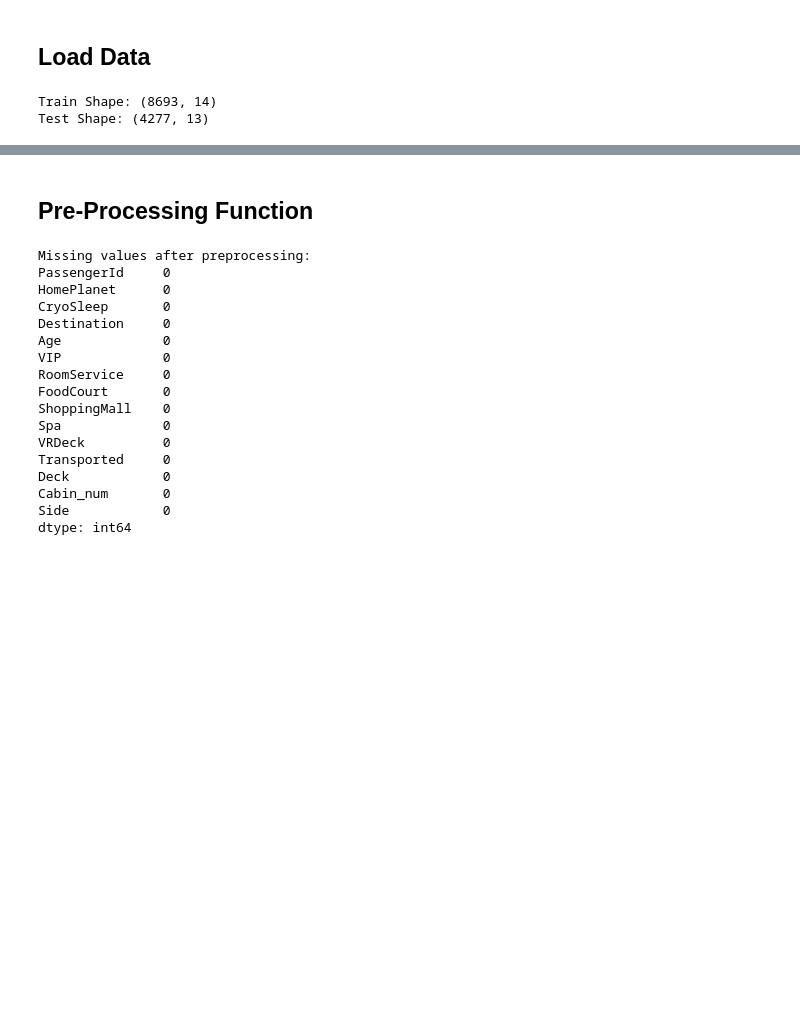
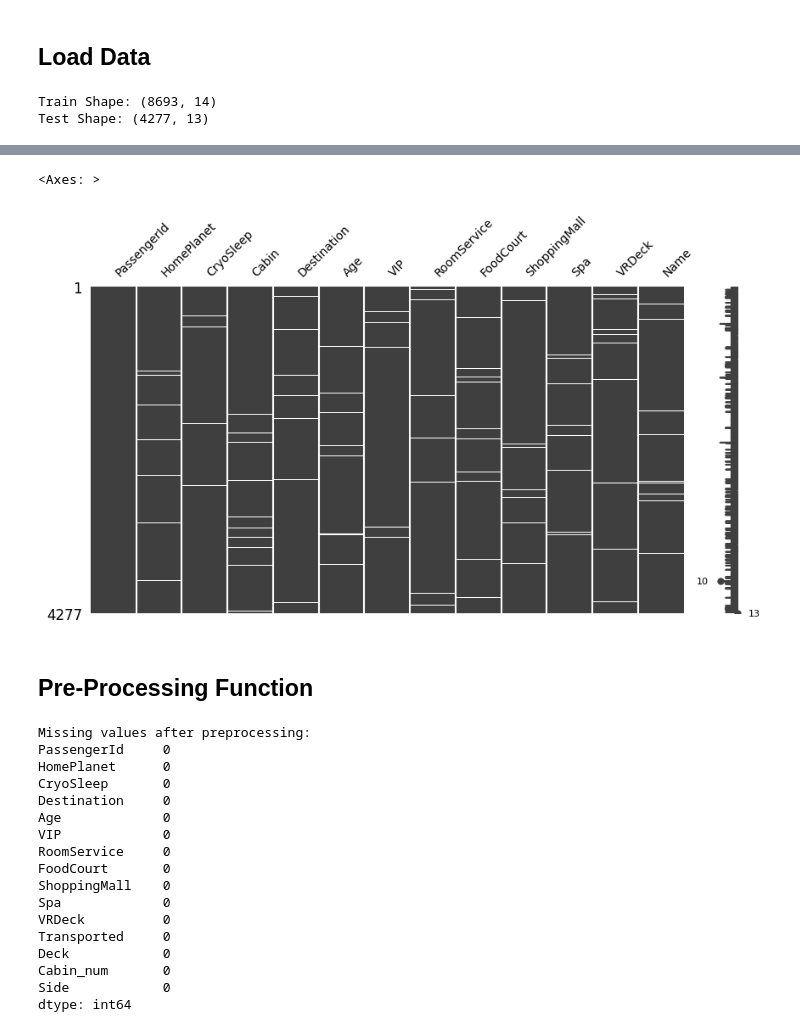
Before and after one commit to Jayanavya/Kaggle_Assignment_Group_2, a Jupyter notebook: Kaggle_Code.ipynb, the cells around one changed output, grey strips where cells are left out. Cells and saved outputs as stored; diff of their text form; code cells hidden in the pictures; blank space fills up the shorter version.

```diff
--- a/Kaggle_Code.ipynb
+++ b/Kaggle_Code.ipynb
@@ -116,3 +153,8 @@ memory usage: 434.5+ KB
+# %%
+msno.matrix(testDF,figsize=(10,5),fontsize=10)
+# %% [output]
+<Axes: >
+[figure, added]
 # %% [markdown]
 ## Pre-Processing Function
 # %%
```
Also changed, not shown: parts of 56 cells of this notebook.
